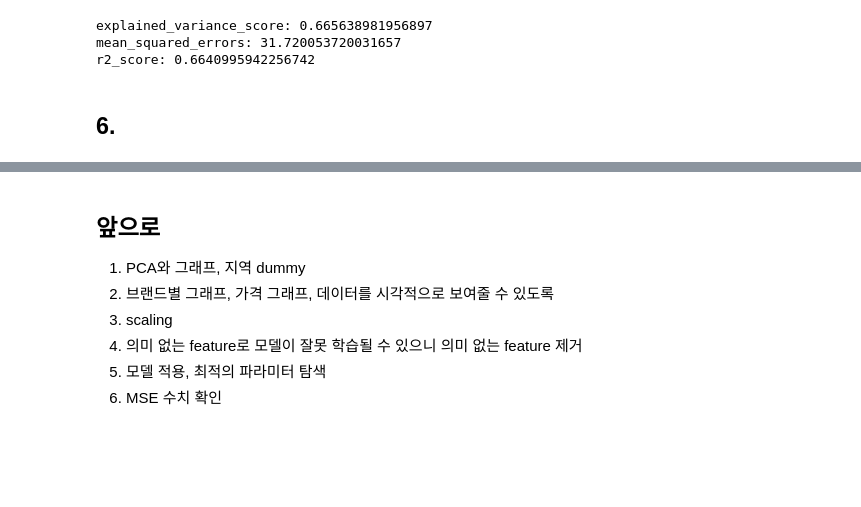
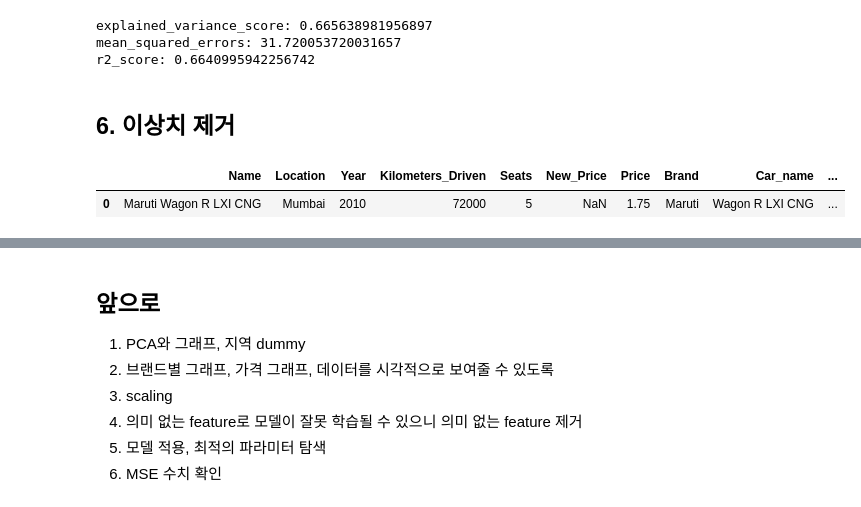
Before and after one commit to Andy-yeongjin/linear_regression_project_1_usedcar, a Jupyter notebook: used_car.ipynb, the cells around one changed output, grey strips where cells are left out. Saved outputs shown, nothing was run; the diff lists cells and outputs as text; code cells hidden in the pictures; blank space fills up the shorter version.

```diff
--- a/used_car.ipynb
+++ b/used_car.ipynb
@@ -364,4 +366,9 @@ explained_variance_score: 0.665638981956897
 mean_squared_errors: 31.720053720031657
 r2_score: 0.6640995942256742
 # %% [markdown]
-## 6.
+## 6. 이상치 제거
+# %%
+car_t_l.head(1)
+# %% [output]
+|  | Name | Location | Year | Kilometers_Driven | Seats | New_Price | Price | Brand | Car_name | ... |
+| 0 | Maruti Wagon R LXI CNG | Mumbai | 2010 | 72000 | 5 | NaN | 1.75 | Maruti | Wagon R LXI CNG | ... |
```
Also changed, not shown: parts of 5 cells of this notebook.
